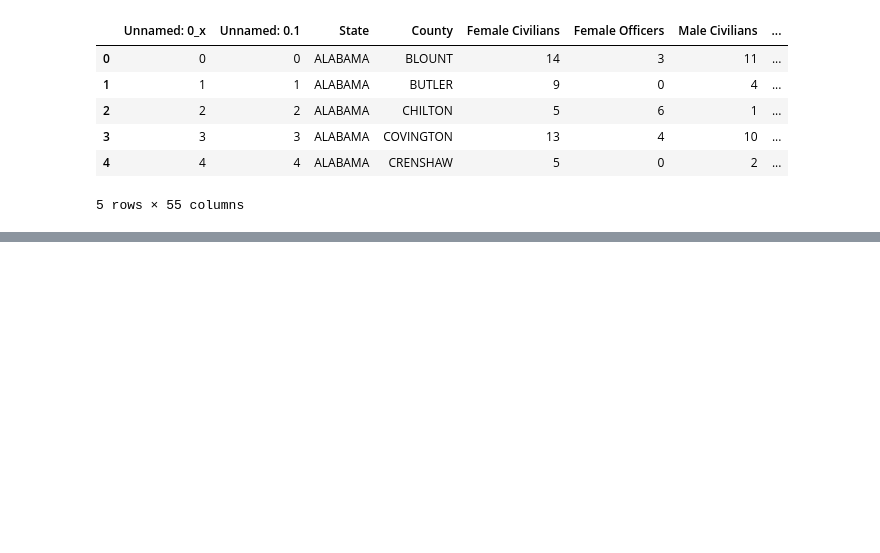
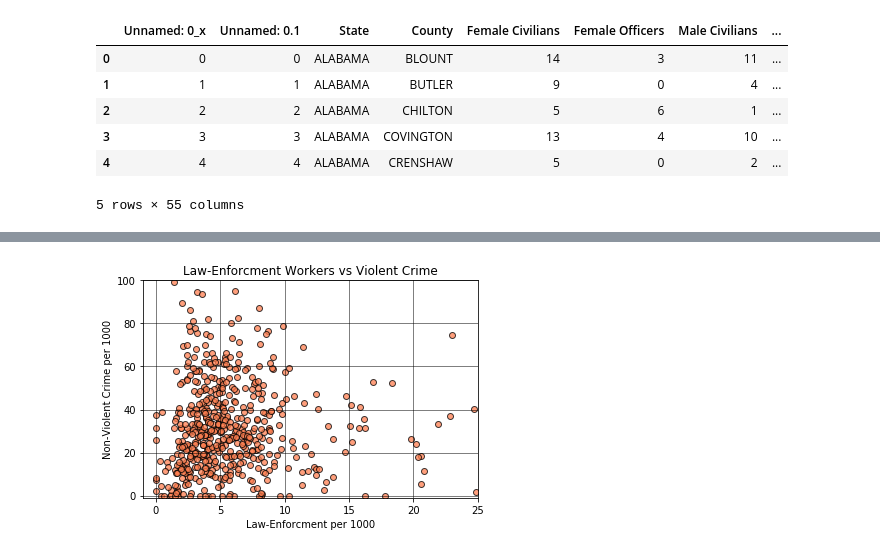
Before and after one commit to swbrummund/Project.01, a Jupyter notebook: Data_Analysis/CreatePlots.ipynb, the cells around one changed output, grey strips where cells are left out. Saved outputs shown, nothing was run; the diff lists cells and outputs as text; code cells hidden in the pictures; blank space fills up the shorter version.

```diff
--- a/Data_Analysis/CreatePlots.ipynb
+++ b/Data_Analysis/CreatePlots.ipynb
@@ -96,0 +106,23 @@ plt.grid(color="black",linestyle="-",linewidth=0.5)
+# %%
+#fbi_census_df
+
+x_axis = fbi_census_df["Law-Enforcement per 1000"]
+y_axis = fbi_census_df["Total Non-Violent Crime"]/fbi_census_df["Population"]*1000
+#size = fbi_census_df["Population"]
+
+
+# Build the scatter plots for each city types
+
+plt.scatter(x_axis,y_axis,facecolors="coral",edgecolors="black",alpha=0.75)
+
+# Incorporate the other graph properties
+
+plt.title("Law-Enforcment Workers vs Violent Crime")
+plt.xlabel("Law-Enforcment per 1000")
+plt.ylabel("Non-Violent Crime per 1000")
+plt.xlim(-1,25)
+plt.ylim(-1,100)
+
+plt.grid(color="black",linestyle="-",linewidth=0.5)
+# %% [output]
+[figure, added]
```
Also changed, not shown: parts of 13 cells of this notebook, 1 other file.
